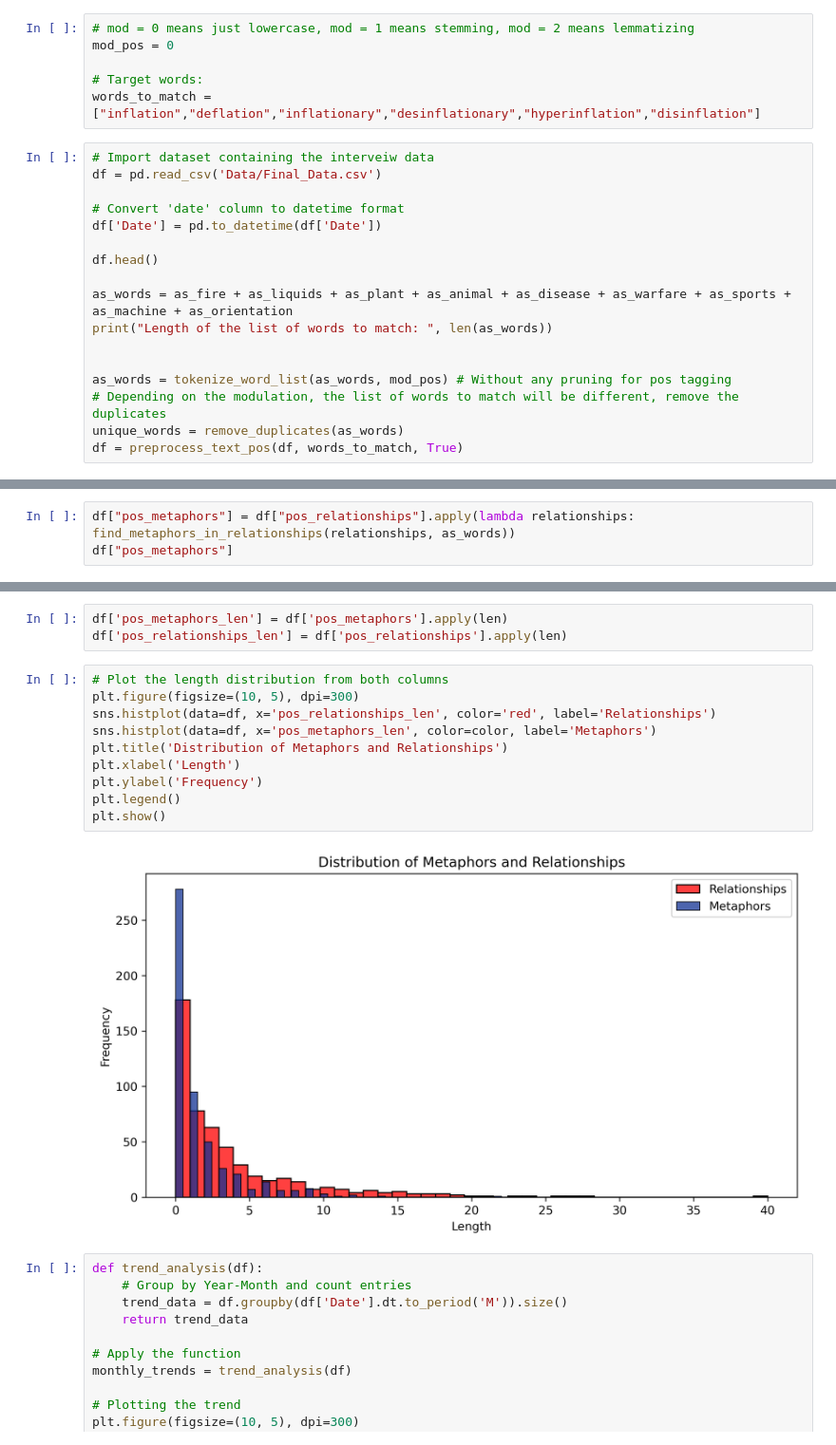
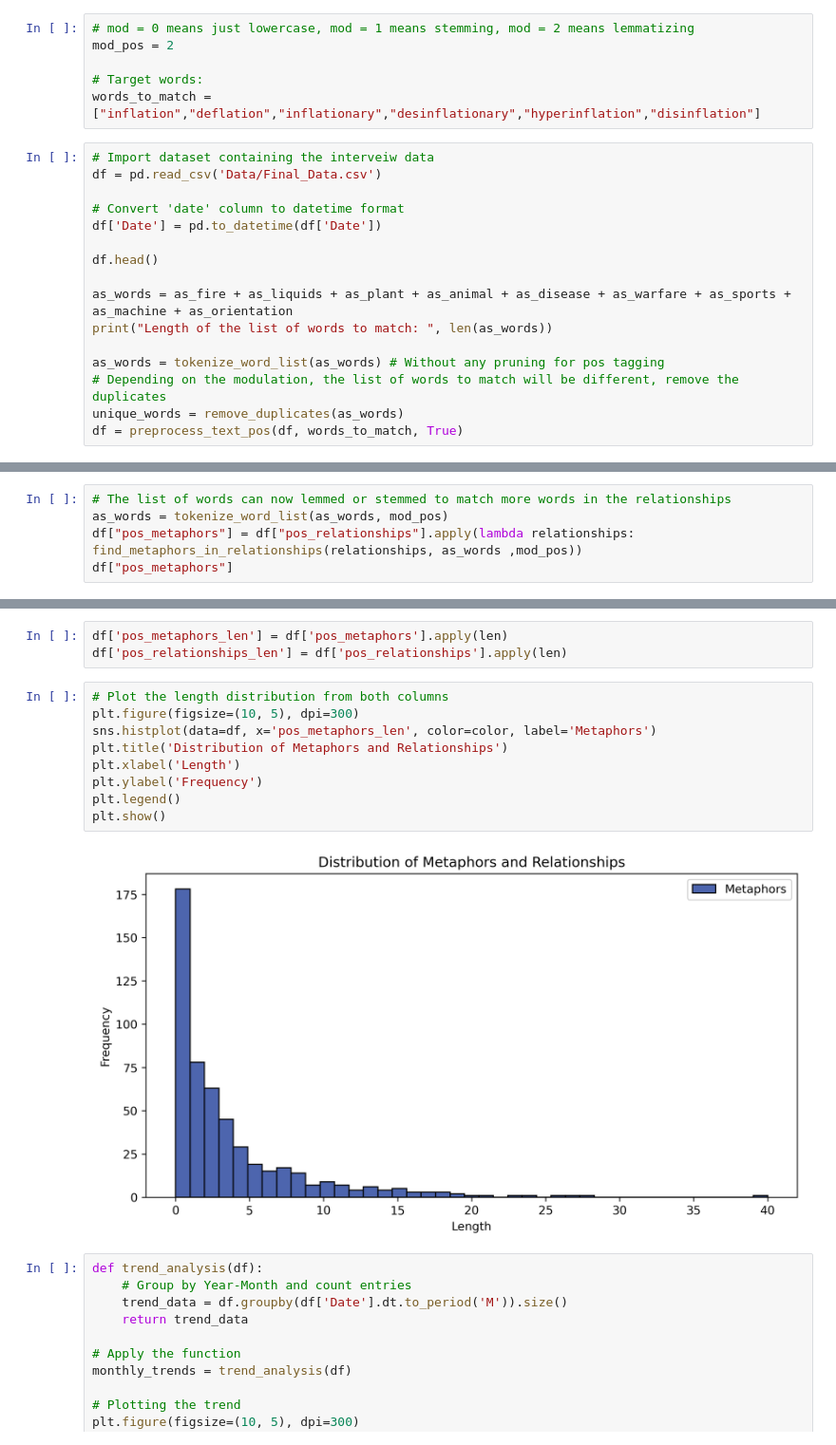
Before and after one commit to lalvarezpoli/DSDM_Thesis, a Jupyter notebook: Metaphor_Extraction.ipynb, the cells around one changed output, grey strips where cells are left out. Shown at 95% size. Drawn from its saved outputs; the diff is of its cells as text.

```diff
--- a/Metaphor_Extraction.ipynb
+++ b/Metaphor_Extraction.ipynb
@@ -199,7 +215,7 @@ df.to_csv("Final_Data.csv", index=False)"""
 Use POS to keep only specific adjective-noun, verb-object and subject-verb relationships focusing on "inflation" as noun.
 # %%
 # mod = 0 means just lowercase, mod = 1 means stemming, mod = 2 means lemmatizing
-mod_pos = 0
+mod_pos = 2
 
 # Target words:
 words_to_match = ["inflation","deflation","inflationary","desinflationary","hyperinflation","disinflation"]
@@ -215,8 +231,7 @@ df.head()
 as_words = as_fire + as_liquids + as_plant + as_animal + as_disease + as_warfare + as_sports + as_machine + as_orientation
 print("Length of the list of words to match: ", len(as_words))
 
-
-as_words = tokenize_word_list(as_words, mod_pos) # Without any pruning for pos tagging
+as_words = tokenize_word_list(as_words) # Without any pruning for pos tagging
 # Depending on the modulation, the list of words to match will be different, remove the duplicates
 unique_words = remove_duplicates(as_words)
 df = preprocess_text_pos(df, words_to_match, True)
@@ -224,6 +239,8 @@ df = preprocess_text_pos(df, words_to_match, True)
 Length of the list of words to match:  853
 Unique words: 795
 # %%
-df["pos_metaphors"] = df["pos_relationships"].apply(lambda relationships: find_metaphors_in_relationships(relationships, as_words))
+# The list of words can now lemmed or stemmed to match more words in the relationships
+as_words = tokenize_word_list(as_words, mod_pos)
+df["pos_metaphors"] = df["pos_relationships"].apply(lambda relationships: find_metaphors_in_relationships(relationships, as_words ,mod_pos))
 df["pos_metaphors"]
 # %% [output]
@@ -245,15 +262,14 @@ df['pos_relationships_len'] = df['pos_relationships'].apply(len)
 # %%
 # Plot the length distribution from both columns
 plt.figure(figsize=(10, 5), dpi=300)
-sns.histplot(data=df, x='pos_relationships_len', color='red', label='Relationships')
 sns.histplot(data=df, x='pos_metaphors_len', color=color, label='Metaphors')
 plt.title('Distribution of Metaphors and Relationships')
 plt.xlabel('Length')
 plt.ylabel('Frequency')
 plt.legend()
 plt.show()
 # %% [output]
-[figure, old version]
+[figure, new version]
 # %%
 def trend_analysis(df):
     # Group by Year-Month and count entries
```
Also changed, not shown: parts of 28 cells of this notebook, 8 other files.
